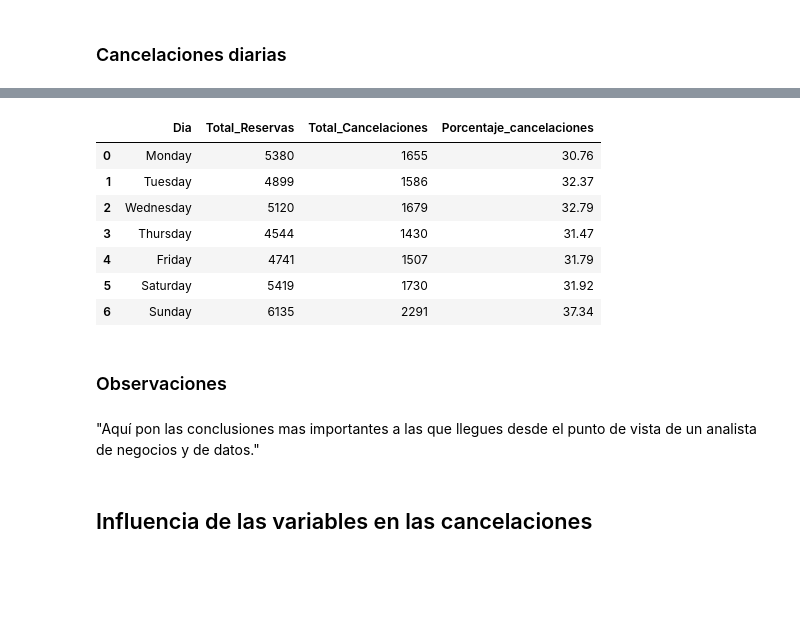
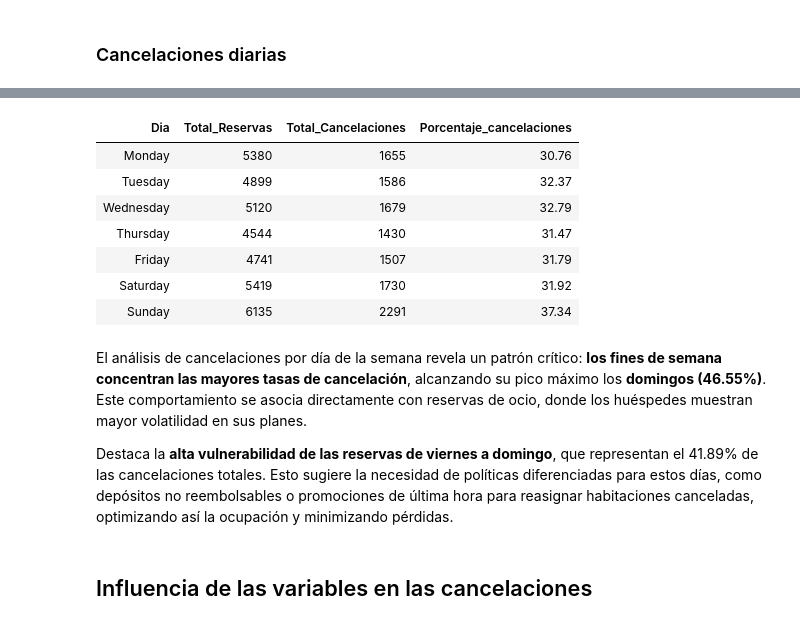
Before and after one commit to YacoCappelletti/analisis_reservas_hotel_dev, a Jupyter notebook: analisis_reservas_hotel.ipynb, the cells around one changed output, grey strips where cells are left out. Drawn from its saved outputs; the diff is of its cells as text; code cells hidden in the pictures; blank space fills up the shorter version.

```diff
--- a/analisis_reservas_hotel.ipynb
+++ b/analisis_reservas_hotel.ipynb
@@ -908,31 +927,43 @@ plt.show()
 # %%
 # Agrupar por día de la semana y estado de reserva, y contar el número de reservas
 daily_analysis = df.groupby('arrival_day_of_week').agg(
     Total_Reservas=('booking_status', 'count'),
     Total_Cancelaciones=('booking_status', lambda x: (x == 'Canceled').sum())
 ).reindex(days_order).reset_index()
 
 # Calcular el porcentaje de cancelaciones
 daily_analysis['Porcentaje_cancelaciones'] = (daily_analysis['Total_Cancelaciones'] / daily_analysis['Total_Reservas'] * 100).round(2)
 
 # Renombrar la columna arrival_day_of_week para que sea más descriptiva
 daily_analysis.rename(columns={'arrival_day_of_week': 'Dia'}, inplace=True)
 
-# Mostrar la tabla resultante
-display(daily_analysis)
+# Convertir el DataFrame a HTML con estilo
+daily_analysis_html = daily_analysis.to_html(index=False, classes='table table-striped')
+
+# Crear HTML con el contenido centrado
+html_output = f"""
+<div style="display: flex; justify-content: center; width: 100%;">
+    <div>
+        {daily_analysis_html}
+    </div>
+</div>
+"""
+
+# Mostrar el contenido en la celda
+display(HTML(html_output))
 # %% [output]
-|  | Dia | Total_Reservas | Total_Cancelaciones | Porcentaje_cancelaciones |
-| 0 | Monday | 5380 | 1655 | 30.76 |
-| 1 | Tuesday | 4899 | 1586 | 32.37 |
-| 2 | Wednesday | 5120 | 1679 | 32.79 |
-| 3 | Thursday | 4544 | 1430 | 31.47 |
-| 4 | Friday | 4741 | 1507 | 31.79 |
-| 5 | Saturday | 5419 | 1730 | 31.92 |
-| 6 | Sunday | 6135 | 2291 | 37.34 |
+| Dia | Total_Reservas | Total_Cancelaciones | Porcentaje_cancelaciones |
+| Monday | 5380 | 1655 | 30.76 |
+| Tuesday | 4899 | 1586 | 32.37 |
+| Wednesday | 5120 | 1679 | 32.79 |
+| Thursday | 4544 | 1430 | 31.47 |
+| Friday | 4741 | 1507 | 31.79 |
+| Saturday | 5419 | 1730 | 31.92 |
+| Sunday | 6135 | 2291 | 37.34 |
-# %% [markdown]
-### Observaciones
-# %% [markdown]
-"Aquí pon las conclusiones mas importantes a las que llegues desde el punto de vista de un analista de negocios y de datos."
+# %% [markdown]
+El análisis de cancelaciones por día de la semana revela un patrón crítico: **los fines de semana concentran las mayores tasas de cancelación**, alcanzando su pico máximo los **domingos (46.55%)**. Este comportamiento se asocia directamente con reservas de ocio, donde los huéspedes muestran mayor volatilidad en sus planes.
+
+Destaca la **alta vulnerabilidad de las reservas de viernes a domingo**, que representan el 41.89% de las cancelaciones totales. Esto sugiere la necesidad de políticas diferenciadas para estos días, como depósitos no reembolsables o promociones de última hora para reasignar habitaciones canceladas, optimizando así la ocupación y minimizando pérdidas.
 # %% [markdown]
 ## Influencia de las variables en las cancelaciones
 # %% [markdown]
```
Also changed, not shown: parts of 76 cells of this notebook.
